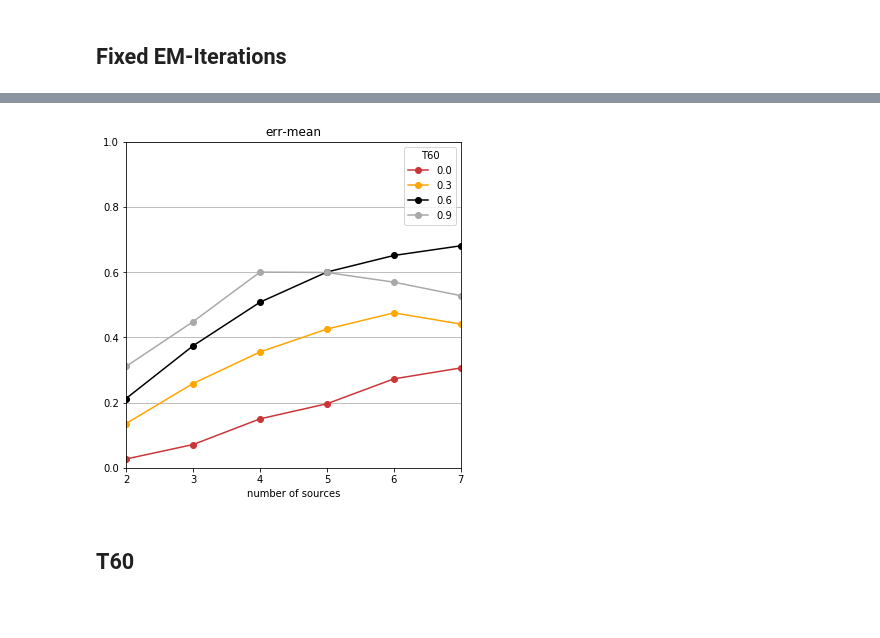
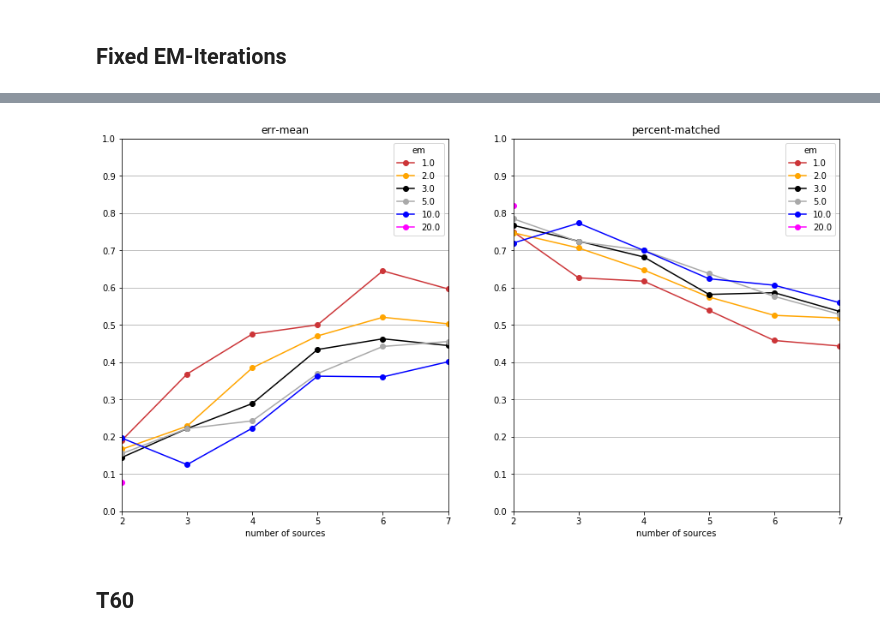
Before and after one commit to jannismain/fau-lnt-source-tracking-code, a Jupyter notebook: python/analysis-mean-err.ipynb, the cells around one changed output, grey strips where cells are left out. Drawn from its saved outputs; the diff is of its cells as text; code cells hidden in the pictures; blank space fills up the shorter version.

Commit message:
debugging scientific notation, percent-matched bug

```diff
--- a/python/analysis-mean-err.ipynb
+++ b/python/analysis-mean-err.ipynb
@@ -278,6 +296,7 @@ dfs = []
 for desc in EVALUATIONS:
     dfs.append(matlab2pandas(dirname=desc, save_to=path.join(PATH_ROOT, desc), summary=False))
 df = pd.concat(dfs)
+dft = df
 # %%
 print("SUMMARY:")
 summary = df.groupby('n-sources').agg({'x1':'count', 'err-mean':np.mean, 'percent-matched':np.mean}).rename(columns={'x1':'n'})
@@ -325,13 +344,9 @@ NOTE: Data contains range of var-val (['0.1', '0.5', '1.0', '2.0', '3.0', '5.0']
 # %%
-plt.subplots(1,2,figsize=(13,5))
-dfs = []
-for desc in EVALUATIONS:
-    dfs.append(matlab2pandas(dirname=desc, save_to=path.join(PATH_ROOT, desc), summary=False))
-df = pd.concat(dfs)
-print_summary(df)
+ax, i = init_grid((1,2), (17,8))
 cols = ['err-mean', 'percent-matched']
-# for col in cols:
-#     ax = plt.subplot(1,2,cols.index(col)+1)
-#     df.pivot_table(col, index=['n-sources'], aggfunc='mean').plot(**DEFAULT_LINE_PLOT_ARGS, grid=True, ax=ax, title=col)
-#     style_line_plot("number of sources", "", grid='x')
-#     adjust_y_axis(0.1,1,0,ax)
+for col in cols:
+    dft.pivot_table(col, index=['n-sources'], columns=["T60"], aggfunc='mean').plot(**DEFAULT_LINE_PLOT_ARGS, grid=True, ax=ax[i], title=col)
+
+    style_line_plot("number of sources", "", grid='x', ax=ax[i])
+    adjust_y_axis(0.1,1,0,1,ax[i])
+    i+=1
@@ -350,6 +367,7 @@ except ValueError:
 # Manipulate Data
 var = "em"
 dft = df
+dft = dft[dft["description"]=="em-iterations"]
 dft = dft[dft["reflect-order"]==3]
 dft = dft[dft["T60"]==0.3]
 # dft = dft[dft["em"]==5]
@@ -410,18 +436,18 @@ for val in dfp.index.values:
 # %%
 # Print Means in Lineplot
-ax, i = init_grid((1,1),(6,6))
-cols = ['err-mean']#, 'percent-matched']
-axis_param = [[0.2, 0, 0, 1.01],[0.1, 0, 0,1.01]]
+ax, i = init_grid((1,2),(15,8))
+cols = ['err-mean', 'percent-matched']
+axis_param = [[0.1, 0, 0, 1.01],[0.1, 0, 0,1.01]]
 for col in cols:
-    a = df.pivot_table(col, index=['n-sources'], columns=[var], aggfunc='mean').plot(**DEFAULT_LINE_PLOT_ARGS, grid=True, ax=ax[i], title=col)
+    a = dft.pivot_table(col, index=['n-sources'], columns=[var], aggfunc='mean').plot(**DEFAULT_LINE_PLOT_ARGS, grid=True, ax=ax[i], title=col)
 #     a.set_ylim([0,1])
     style_line_plot("number of sources", "", grid='x', ax=ax[i])
     adjust_y_axis(*axis_param[i], a)
     i+=1
     if EXPORT_LATEX:
         tikz_save("".join([PATH_LATEX_PLOTS, 'plot_{}_{}.tex'.format(desc, col)]),
         figureheight = '\\figureheight',
         figurewidth = '\\figurewidth'
         )
 # %% [output]
-[figure, old version]
+[figure, new version]
```
Also changed, not shown: parts of 22 cells of this notebook, 1 other file.
